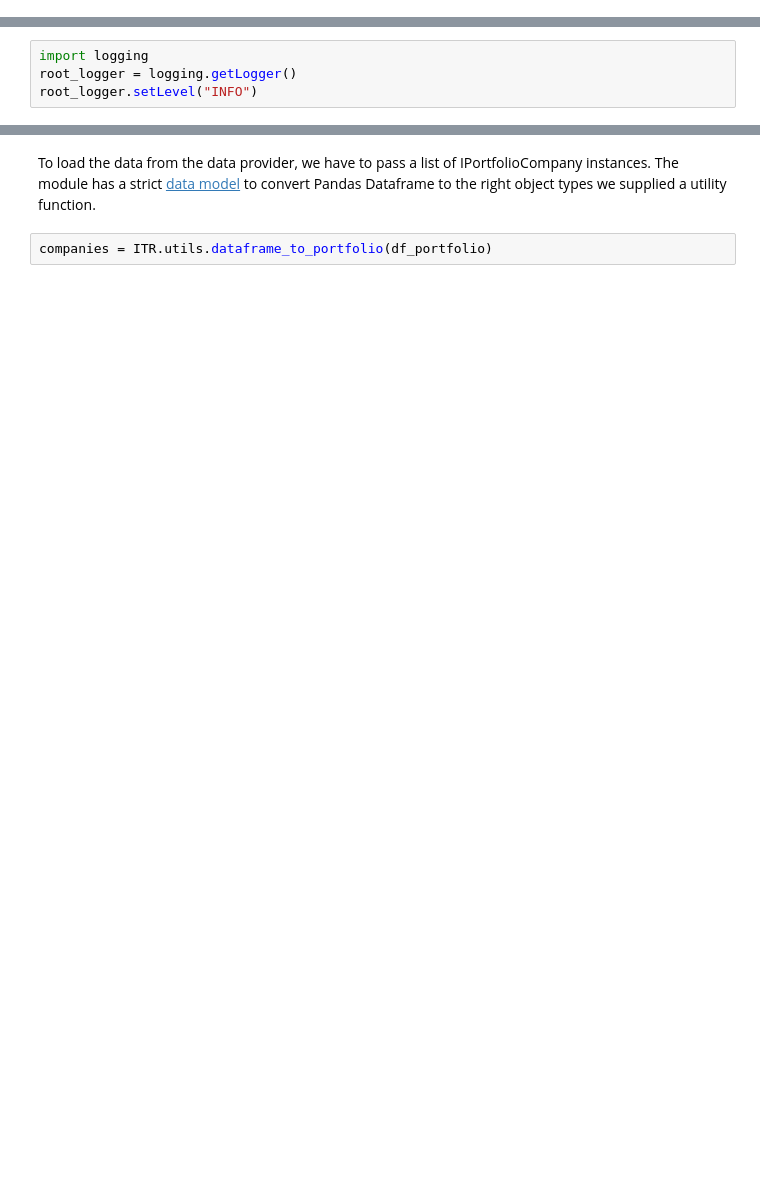
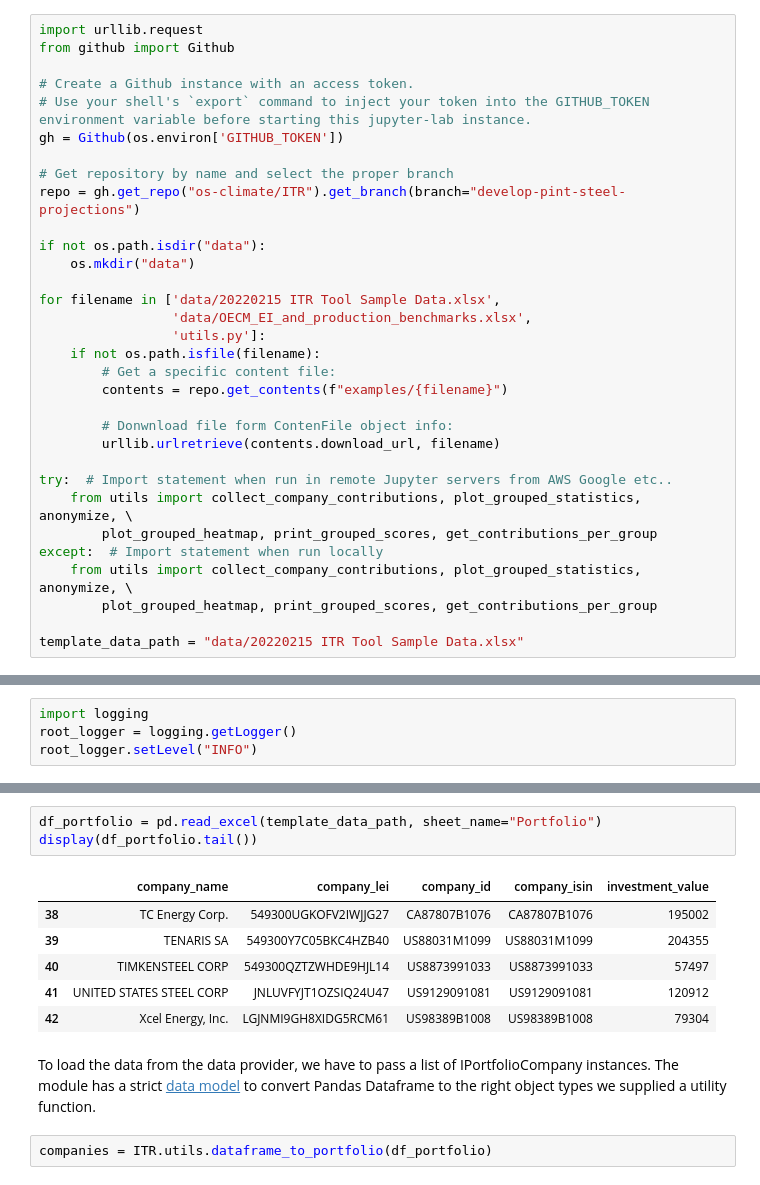
Before and after one commit to os-climate/ITR, a Jupyter notebook: examples/quick_template_score_calc.ipynb, the cells around one changed output, grey strips where cells are left out. Saved outputs shown, nothing was run; the diff lists cells and outputs as text; blank space fills up the shorter version.

```diff
--- a/examples/quick_template_score_calc.ipynb
+++ b/examples/quick_template_score_calc.ipynb
@@ -54 +116,33 @@ except:  # Import statement when run locally
+# %%
+import urllib.request
+from github import Github
+
+# Create a Github instance with an access token.
+# Use your shell's `export` command to inject your token into the GITHUB_TOKEN environment variable before starting this jupyter-lab instance.
+gh = Github(os.environ['GITHUB_TOKEN'])
+
+# Get repository by name and select the proper branch
+repo = gh.get_repo("os-climate/ITR").get_branch(branch="develop-pint-steel-projections")
+
+if not os.path.isdir("data"):
+    os.mkdir("data")
+
+for filename in ['data/20220215 ITR Tool Sample Data.xlsx',
+                 'data/OECM_EI_and_production_benchmarks.xlsx',
+                 'utils.py']:
+    if not os.path.isfile(filename):
+        # Get a specific content file:
+        contents = repo.get_contents(f"examples/{filename}")
+
+        # Donwnload file form ContenFile object info:
+        urllib.urlretrieve(contents.download_url, filename)
+
+try:  # Import statement when run in remote Jupyter servers from AWS Google etc..
+    from utils import collect_company_contributions, plot_grouped_statistics, anonymize, \
+        plot_grouped_heatmap, print_grouped_scores, get_contributions_per_group
+except:  # Import statement when run locally
+    from utils import collect_company_contributions, plot_grouped_statistics, anonymize, \
+        plot_grouped_heatmap, print_grouped_scores, get_contributions_per_group
+
+template_data_path = "data/20220215 ITR Tool Sample Data.xlsx"
 # %% [markdown]
@@ -93,3 +190,13 @@ display(df_portfolio.tail())
+# %%
+df_portfolio = pd.read_excel(template_data_path, sheet_name="Portfolio")
+display(df_portfolio.tail())
+# %% [output]
+|  | company_name | company_lei | company_id | company_isin | investment_value |
+| 38 | TC Energy Corp. | 549300UGKOFV2IWJJG27 | CA87807B1076 | CA87807B1076 | 195002 |
+| 39 | TENARIS SA | 549300Y7C05BKC4HZB40 | US88031M1099 | US88031M1099 | 204355 |
+| 40 | TIMKENSTEEL CORP | 549300QZTZWHDE9HJL14 | US8873991033 | US8873991033 | 57497 |
+| 41 | UNITED STATES STEEL CORP | JNLUVFYJT1OZSIQ24U47 | US9129091081 | US9129091081 | 120912 |
+| 42 | Xcel Energy, Inc. | LGJNMI9GH8XIDG5RCM61 | US98389B1008 | US98389B1008 | 79304 |
 # %% [markdown]
 To load the data from the data provider, we have to pass a list of IPortfolioCompany instances. The module has a strict [data model](https://ofbdabv.github.io/ITR/autoapi/ITR/interfaces/index.html) to convert Pandas Dataframe to the right object types we supplied a utility function.
 # %%
```
Also changed, not shown: parts of 39 cells of this notebook.
